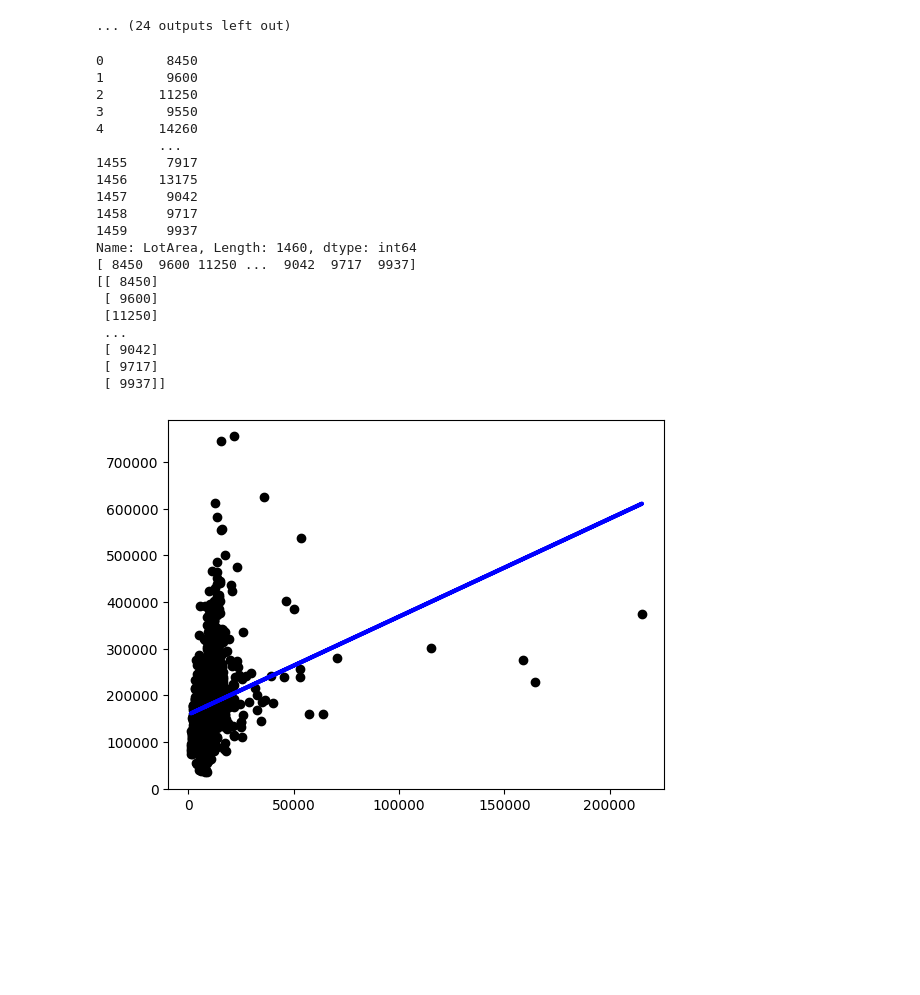
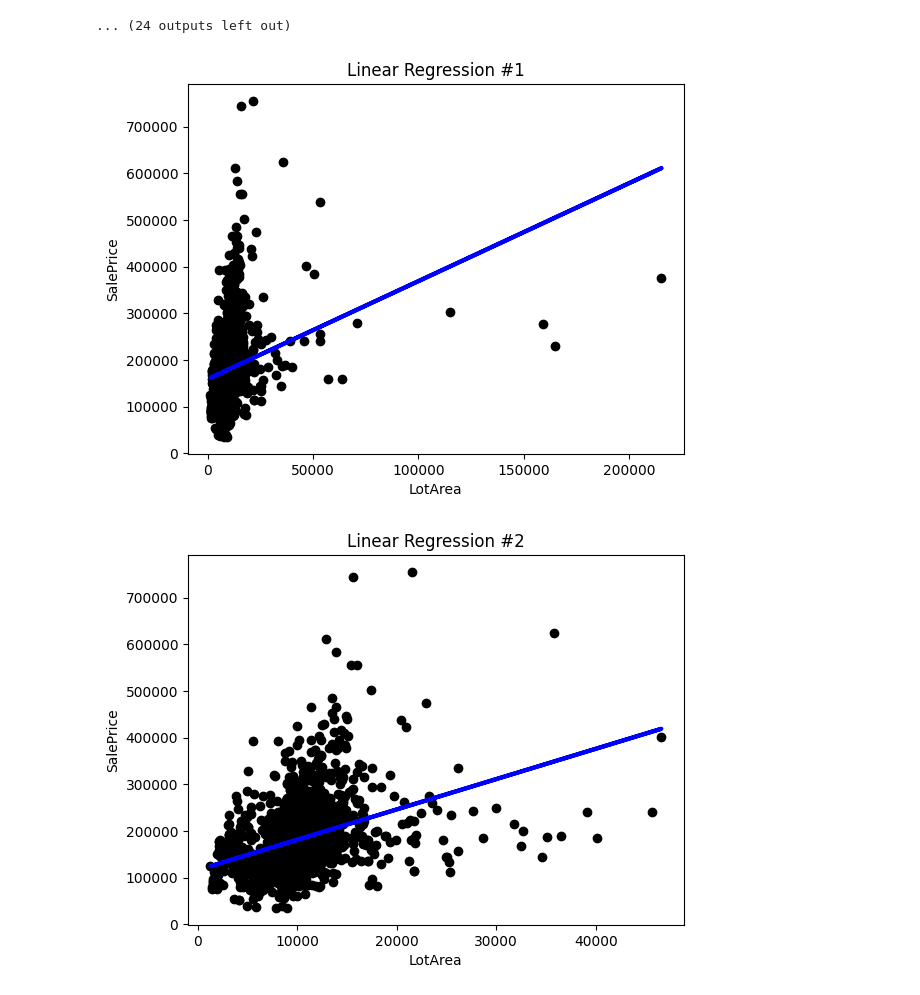
Before and after one commit to Sammers21/ml-playground, a Jupyter notebook: houses/sol.ipynb, the cells around one changed output. Drawn from its saved outputs; the diff is of its cells as text; code cells hidden in the pictures; blank space fills up the shorter version.

Commit message:
second linear regression attempt with 0.39 score

```diff
--- a/houses/sol.ipynb
+++ b/houses/sol.ipynb
@@ -71,37 +71,35 @@ for col in cols:
 # %%
 from sklearn.linear_model import LinearRegression
 X_reshaped = X['LotArea'].values.reshape(-1, 1)
-print(X['LotArea'])
-print(X['LotArea'].values)
-print(X_reshaped)
-
 reg = LinearRegression().fit(X_reshaped, Y)
 reg.score(X_reshaped, Y)
 Y_predict = reg.predict(X_reshaped)
 plt.scatter(X_reshaped, Y, color='black')
 plt.plot(X_reshaped, Y_predict, color='blue', linewidth=3)
+plt.xlabel('LotArea')
+plt.ylabel('SalePrice')
+plt.title('Linear Regression #1')
 Y_test = reg.predict(X_test['LotArea'].values.reshape(-1, 1)).round(2)
 arr = np.concatenate((X_test['Id'].values.reshape(-1, 1).astype(int), Y_test.reshape(-1, 1)), axis=1)
 np.savetxt("submission.csv", arr, fmt='%d,%1.5f', header='Id,SalePrice', comments='')
 # %% [output]
-0        8450
-1        9600
-2       11250
-3        9550
-4       14260
-        ...
-1455     7917
-1456    13175
-1457     9042
-1458     9717
-1459     9937
-Name: LotArea, Length: 1460, dtype: int64
-[ 8450  9600 11250 ...  9042  9717  9937]
-[[ 8450]
- [ 9600]
- [11250]
- ...
- [ 9042]
- [ 9717]
- [ 9937]]
-[figure, old version]
+[figure, new version]
+# %%
+
+X_no_anomaly = houses_train.copy()
+X_no_anomaly.drop(X_no_anomaly[X_no_anomaly.LotArea > 50000].index, inplace=True)
+Y_no_anomaly = X_no_anomaly.pop('SalePrice')
+X_reshaped = X_no_anomaly['LotArea'].values.reshape(-1, 1)
+reg = LinearRegression().fit(X_reshaped, Y_no_anomaly)
+reg.score(X_reshaped, Y_no_anomaly)
+Y_predict = reg.predict(X_reshaped)
+plt.scatter(X_reshaped, Y_no_anomaly, color='black')
+plt.plot(X_reshaped, Y_predict, color='blue', linewidth=3)
+plt.xlabel('LotArea')
+plt.ylabel('SalePrice')
+plt.title('Linear Regression #2')
+Y_test = reg.predict(X_test['LotArea'].values.reshape(-1, 1)).round(2)
+arr = np.concatenate((X_test['Id'].values.reshape(-1, 1).astype(int), Y_test.reshape(-1, 1)), axis=1)
+np.savetxt("submission2.csv", arr, fmt='%d,%1.5f', header='Id,SalePrice', comments='')
+# %% [output]
+[figure, added]
```
Also changed, not shown: 1 other file.
